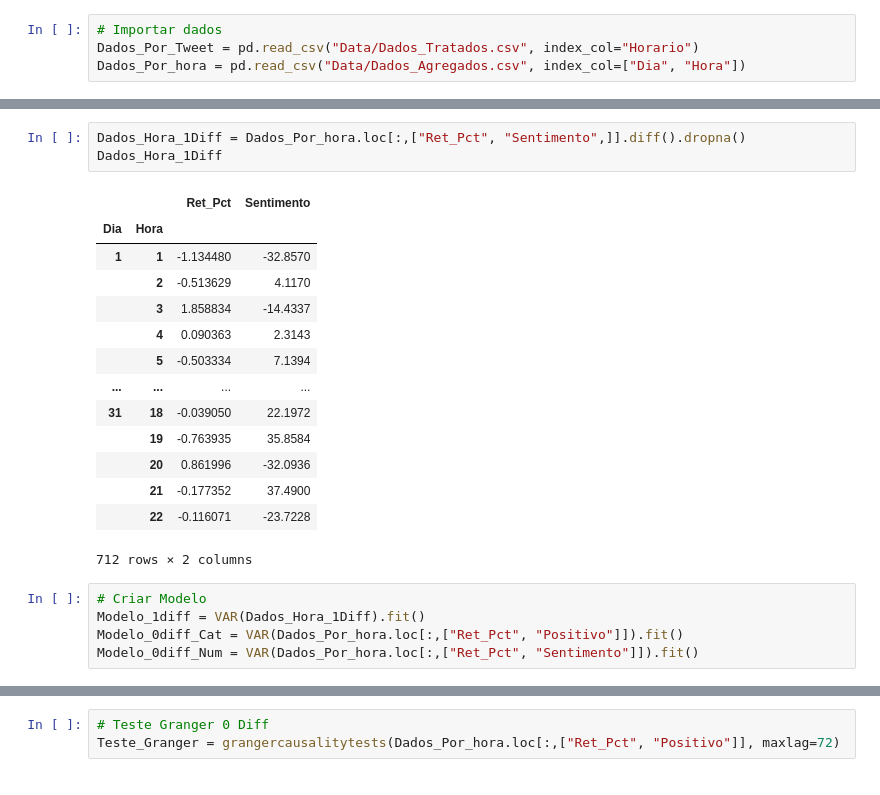
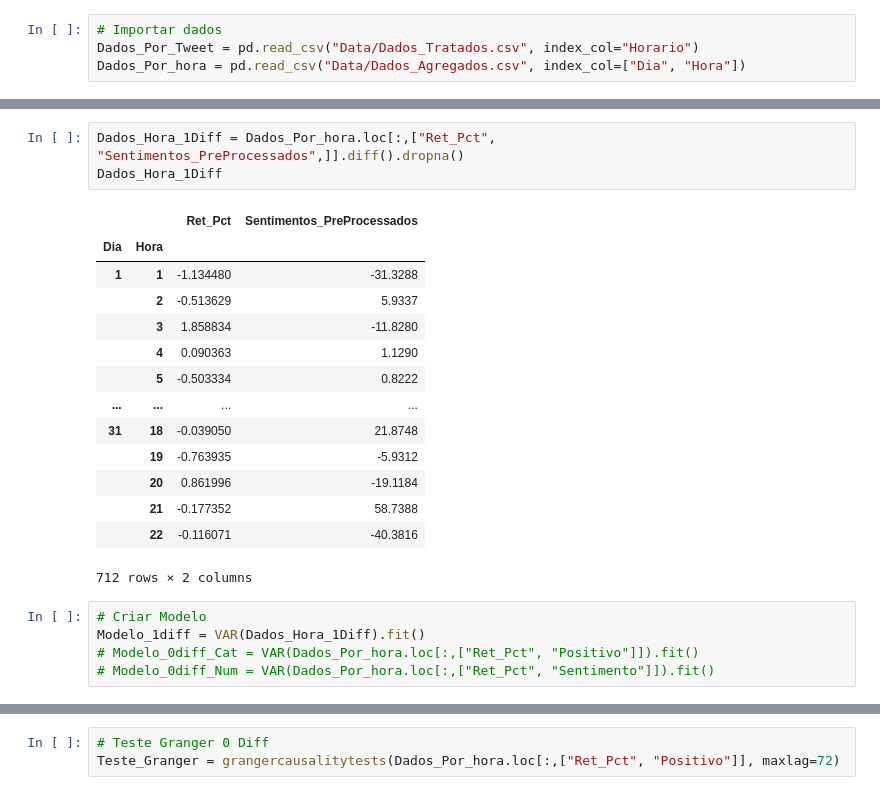
Before and after one commit to thcoelho/Social_Media_And_Financial_Markets, a Jupyter notebook: VAR.ipynb, the cells around one changed output, grey strips where cells are left out. Drawn from its saved outputs; the diff is of its cells as text.

```diff
--- a/VAR.ipynb
+++ b/VAR.ipynb
@@ -20,23 +20,23 @@ Dados_Por_hora.head()
 # %%
-Dados_Hora_1Diff = Dados_Por_hora.loc[:,["Ret_Pct", "Sentimento",]].diff().dropna()
+Dados_Hora_1Diff = Dados_Por_hora.loc[:,["Ret_Pct", "Sentimentos_PreProcessados",]].diff().dropna()
 Dados_Hora_1Diff
 # %% [output]
-|  |  | Ret_Pct | Sentimento |
+|  |  | Ret_Pct | Sentimentos_PreProcessados |
 | Dia | Hora |  |  |
-| 1 | 1 | -1.134480 | -32.8570 |
-|  | 2 | -0.513629 | 4.1170 |
-|  | 3 | 1.858834 | -14.4337 |
-|  | 4 | 0.090363 | 2.3143 |
-|  | 5 | -0.503334 | 7.1394 |
+| 1 | 1 | -1.134480 | -31.3288 |
+|  | 2 | -0.513629 | 5.9337 |
+|  | 3 | 1.858834 | -11.8280 |
+|  | 4 | 0.090363 | 1.1290 |
+|  | 5 | -0.503334 | 0.8222 |
 | ... | ... | ... | ... |
-| 31 | 18 | -0.039050 | 22.1972 |
-|  | 19 | -0.763935 | 35.8584 |
-|  | 20 | 0.861996 | -32.0936 |
-|  | 21 | -0.177352 | 37.4900 |
-|  | 22 | -0.116071 | -23.7228 |
+| 31 | 18 | -0.039050 | 21.8748 |
+|  | 19 | -0.763935 | -5.9312 |
+|  | 20 | 0.861996 | -19.1184 |
+|  | 21 | -0.177352 | 58.7388 |
+|  | 22 | -0.116071 | -40.3816 |
 712 rows × 2 columns
 # %%
 # Criar Modelo
 Modelo_1diff = VAR(Dados_Hora_1Diff).fit()
-Modelo_0diff_Cat = VAR(Dados_Por_hora.loc[:,["Ret_Pct", "Positivo"]]).fit()
-Modelo_0diff_Num = VAR(Dados_Por_hora.loc[:,["Ret_Pct", "Sentimento"]]).fit()
+# Modelo_0diff_Cat = VAR(Dados_Por_hora.loc[:,["Ret_Pct", "Positivo"]]).fit()
+# Modelo_0diff_Num = VAR(Dados_Por_hora.loc[:,["Ret_Pct", "Sentimento"]]).fit()
```
Also changed, not shown: parts of 5 cells of this notebook, 4 other files.
